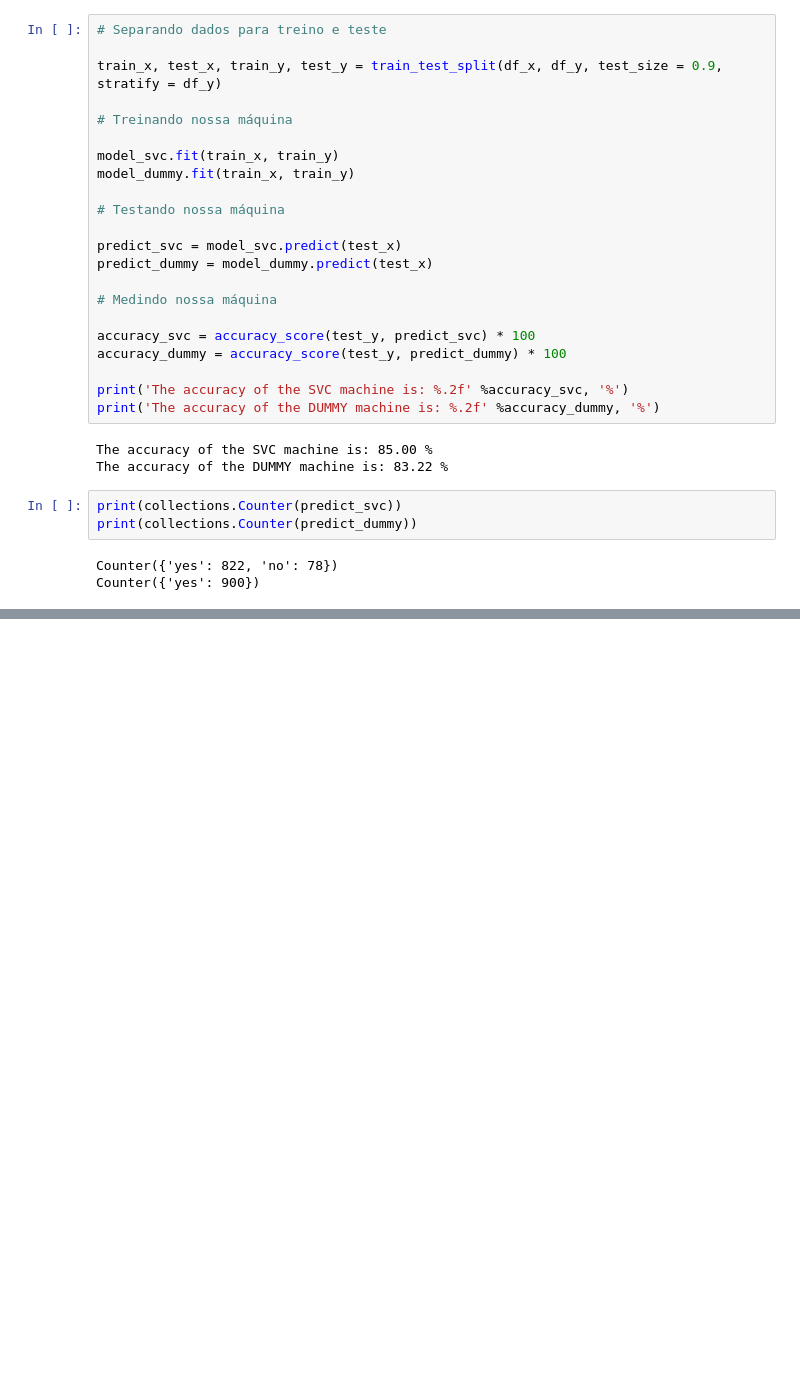
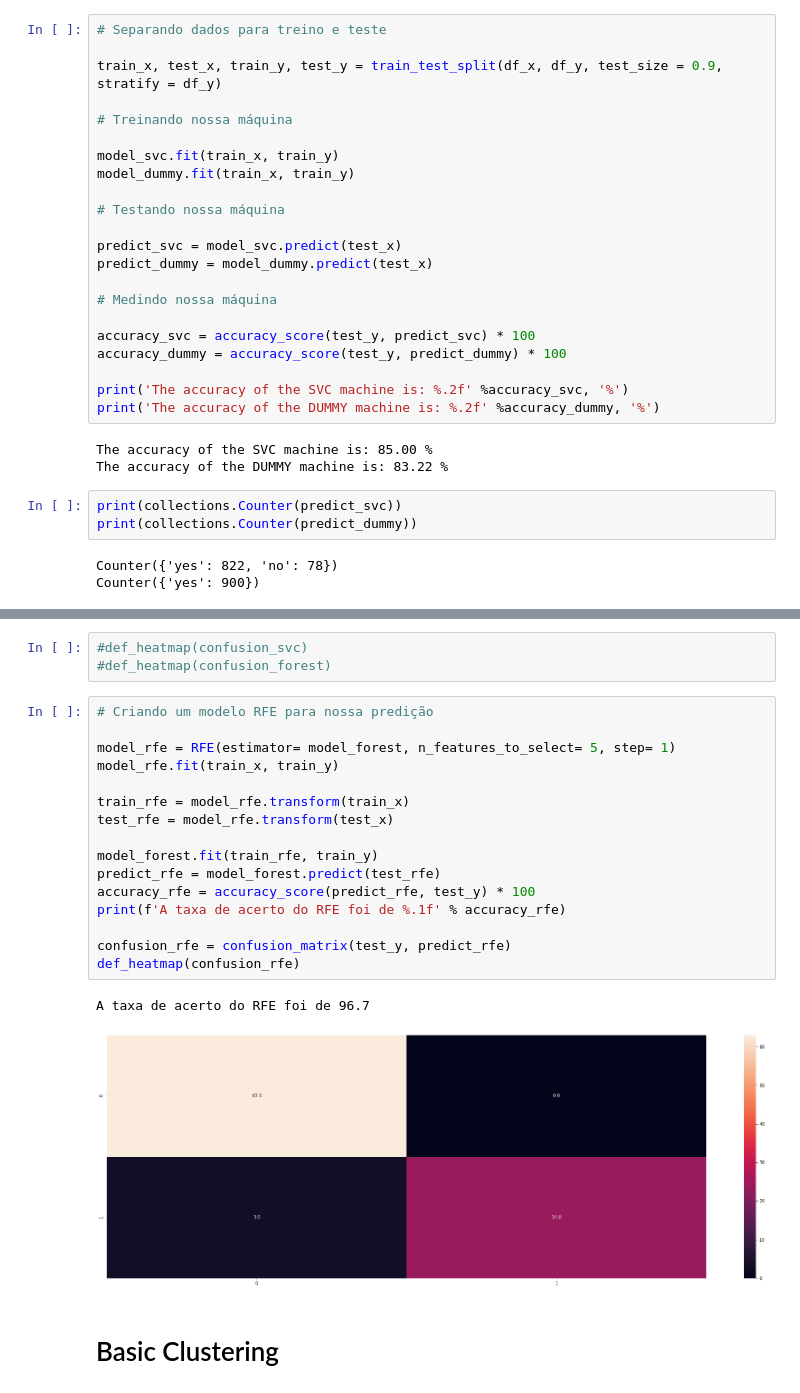
Before and after one commit to Dufyz/My_Laboratory, a Jupyter notebook: Jupyter Lab/library's/sklearn_library/scikit-learn_library.ipynb, the cells around one changed output, grey strips where cells are left out. Cells and saved outputs as stored; diff of their text form; blank space fills up the shorter version.

```diff
--- a/Jupyter Lab/library's/sklearn_library/scikit-learn_library.ipynb
+++ b/Jupyter Lab/library's/sklearn_library/scikit-learn_library.ipynb
@@ -628,0 +841,24 @@ Counter({'yes': 900})
+# %%
+#def_heatmap(confusion_svc)
+#def_heatmap(confusion_forest)
+# %%
+# Criando um modelo RFE para nossa predição
+
+model_rfe = RFE(estimator= model_forest, n_features_to_select= 5, step= 1)
+model_rfe.fit(train_x, train_y)
+
+train_rfe = model_rfe.transform(train_x)
+test_rfe = model_rfe.transform(test_x)
+
+model_forest.fit(train_rfe, train_y)
+predict_rfe = model_forest.predict(test_rfe)
+accuracy_rfe = accuracy_score(predict_rfe, test_y) * 100
+print(f'A taxa de acerto do RFE foi de %.1f' % accuracy_rfe)
+
+confusion_rfe = confusion_matrix(test_y, predict_rfe)
+def_heatmap(confusion_rfe)
+# %% [output]
+A taxa de acerto do RFE foi de 96.7
+[figure, added]
+# %% [markdown]
+# Basic Clustering
```
Also changed, not shown: parts of 14 cells of this notebook, 3 other files.
